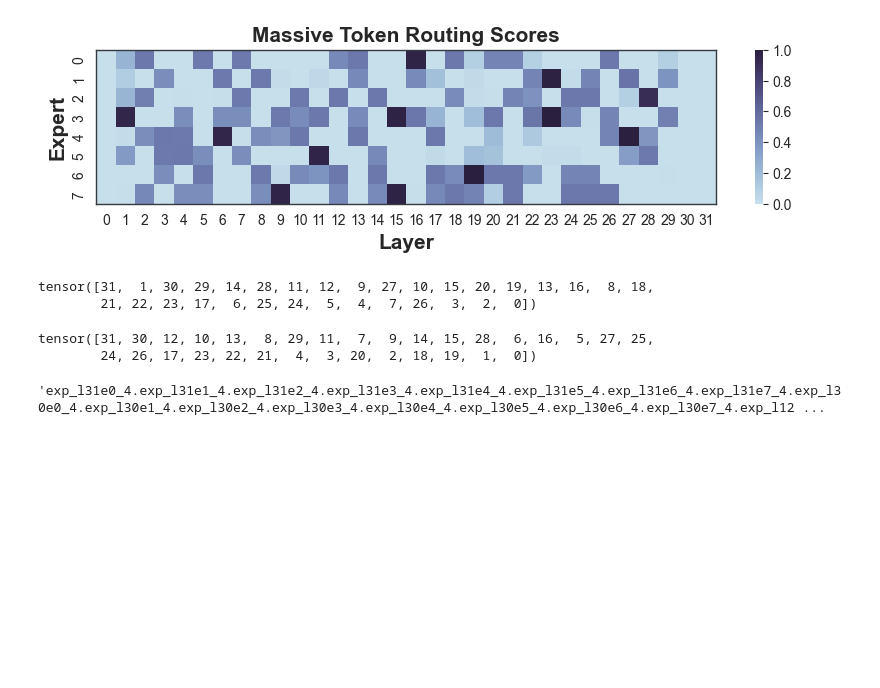
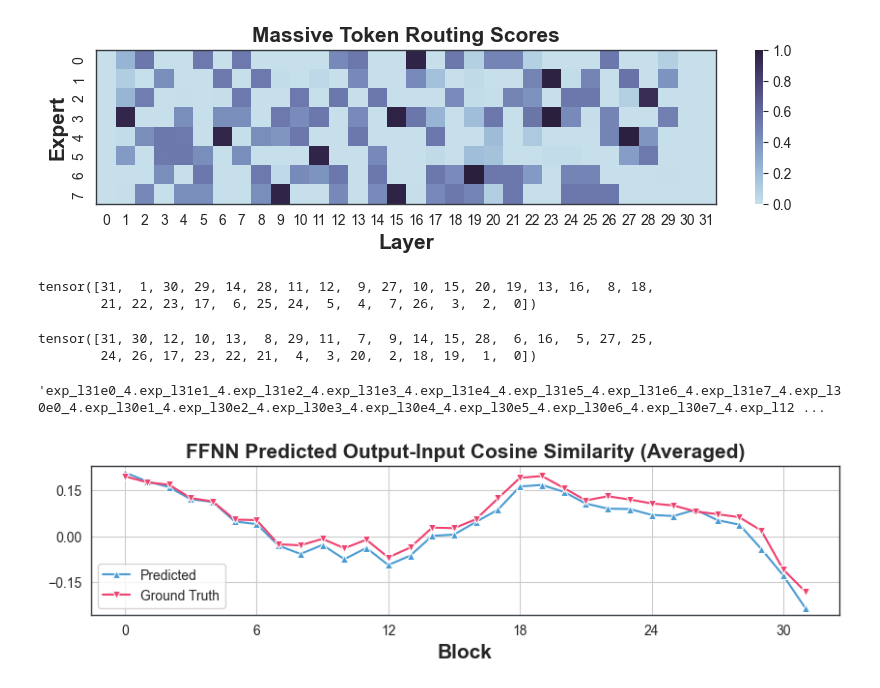
Before and after one commit to Jinxiaolong1129/moe_quantize, a Jupyter notebook: notebooks/expert-score-heatmap.ipynb, the cells around one changed output. Drawn from its saved outputs; the diff is of its cells as text; code cells hidden in the pictures; blank space fills up the shorter version.

```diff
--- a/notebooks/expert-score-heatmap.ipynb
+++ b/notebooks/expert-score-heatmap.ipynb
@@ -145,6 +145,7 @@ layer_score = [0.208984375, 0.1796875, 0.1611328125, 0.12109375, 0.1123046875, 0
                0.1455078125, 0.10693359375, 0.09033203125, 0.0888671875, 0.06982421875, 0.06591796875, 0.0869140625,
                0.052490234375, 0.037841796875, -0.0419921875, -0.12890625, -0.2353515625]
 layer_score = torch.tensor(layer_score)
+layer_score_gt = torch.tensor([0.1962890625, 0.1767578125, 0.1689453125, 0.125, 0.11376953125, 0.054443359375, 0.052490234375, -0.0267333984375, -0.030029296875, -0.00885009765625, -0.03955078125, -0.01165771484375, -0.06982421875, -0.037353515625, 0.0279541015625, 0.0262451171875, 0.0556640625, 0.1240234375, 0.19140625, 0.197265625, 0.158203125, 0.1171875, 0.130859375, 0.1201171875, 0.107421875, 0.1005859375, 0.0810546875, 0.072265625, 0.06201171875, 0.018310546875, -0.109375, -0.181640625])
 # %%
 layer_max_weight = [0.353515625, 1.46875, 0.6171875, 0.65625, 0.6953125, 0.703125, 0.76171875, 0.6875, 0.80078125, 0.90625, 0.86328125, 0.98046875, 0.94140625, 0.82421875, 1.140625, 0.8515625, 0.80859375, 0.77734375, 0.7890625, 0.83203125, 0.83984375, 0.7890625, 0.78125, 0.77734375, 0.70703125, 0.7578125, 0.67578125, 0.87109375, 1.0234375, 1.203125, 1.328125, 1.5390625]
 # %%
@@ -163,3 +164,30 @@ top_experts = [f"exp_l{layer}e{exp}_4" for layer in top_layers for exp in range(
 ".".join(top_experts)
 # %% [output]
 'exp_l31e0_4.exp_l31e1_4.exp_l31e2_4.exp_l31e3_4.exp_l31e4_4.exp_l31e5_4.exp_l31e6_4.exp_l31e7_4.exp_l30e0_4.exp_l30e1_4.exp_l30e2_4.exp_l30e3_4.exp_l30e4_4.exp_l30e5_4.exp_l30e6_4.exp_l30e7_4.exp_l12 ...
+# %%
+fontsize = 15
+plt.figure(figsize=(10, 2))
+_ = sns.lineplot(layer_score, marker="^", color="#4B9CD3", label="Predicted")
+ax = sns.lineplot(layer_score_gt, marker="v", color="#EF426F", label="Ground Truth")
+
+ax.yaxis.set_major_locator(plt.MaxNLocator(4))
+ax.xaxis.set_major_locator(plt.MaxNLocator(6))
+
+# set the colorbar labels to only one decimal place
+title = f"FFNN Predicted Output-Input Cosine Similarity (Averaged)"
+ax.set_title(title, fontsize=fontsize, fontweight="bold")
+
+ax.set_ylabel("", fontsize=fontsize, fontweight="bold")
+ax.set_xlabel("Block", fontsize=fontsize, fontweight="bold")
+
+# set legend to percentage
+cbar = ax.collections[0].colorbar
+
+for _, spine in ax.spines.items():
+    spine.set_visible(True)
+    spine.set_linewidth(1)
+    spine.set_edgecolor("#343a40")
+
+plt.show()
+# %% [output]
+[figure, added]
```
Also changed, not shown: parts of 2 cells of this notebook, 1 other file.
